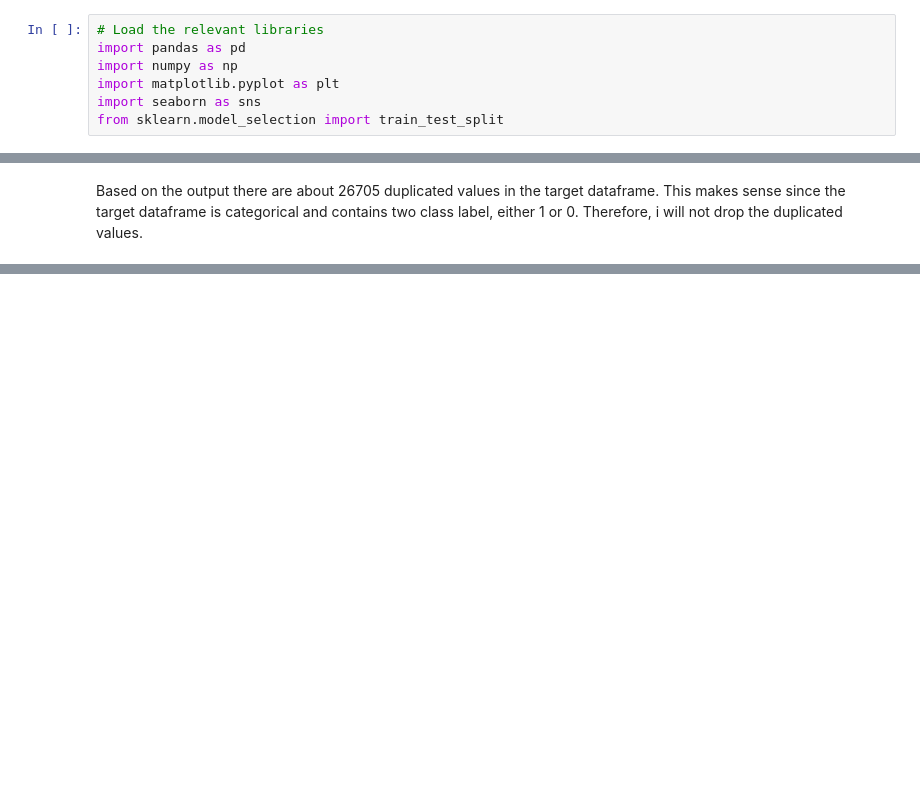
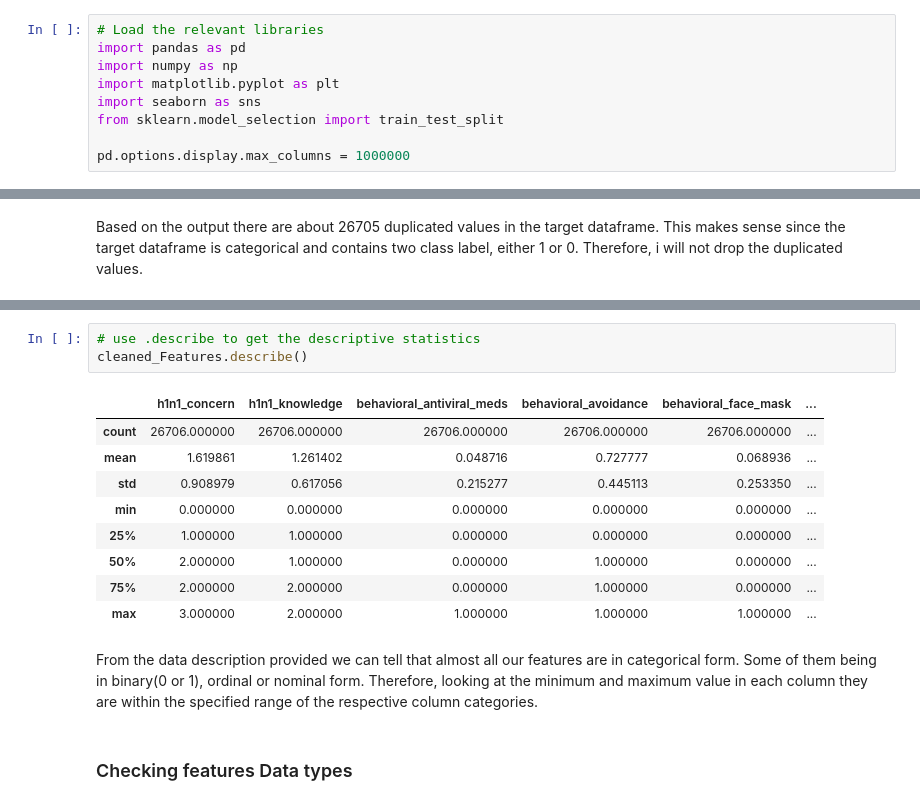
Before and after one commit to mainaroseline/H1N1-Vaccination-Rate-Analysis, a Jupyter notebook: project.ipynb, the cells around one changed output, grey strips where cells are left out. Saved outputs shown, nothing was run; the diff lists cells and outputs as text; blank space fills up the shorter version.

```diff
--- a/project.ipynb
+++ b/project.ipynb
@@ -106,6 +106,8 @@ import numpy as np
 import matplotlib.pyplot as plt
 import seaborn as sns
 from sklearn.model_selection import train_test_split
+
+pd.options.display.max_columns = 1000000
 # %% [markdown]
 The data provided has already been split into the train and test dataset. The target labels for the training data are also stored in a separate dataframes. Therefore i will load the datasets into different data frame with the Features dataframe containing the training data features/independent variables while the Target dataframe will contain our training data target/dependent variable.
 # %%
@@ -470,0 +490,17 @@ Based on the output there are about 26705 duplicated values in the target datafr
+# %%
+# use .describe to get the descriptive statistics
+cleaned_Features.describe()
+# %% [output]
+|  | h1n1_concern | h1n1_knowledge | behavioral_antiviral_meds | behavioral_avoidance | behavioral_face_mask | ... |
+| count | 26706.000000 | 26706.000000 | 26706.000000 | 26706.000000 | 26706.000000 | ... |
+| mean | 1.619861 | 1.261402 | 0.048716 | 0.727777 | 0.068936 | ... |
+| std | 0.908979 | 0.617056 | 0.215277 | 0.445113 | 0.253350 | ... |
+| min | 0.000000 | 0.000000 | 0.000000 | 0.000000 | 0.000000 | ... |
+| 25% | 1.000000 | 1.000000 | 0.000000 | 0.000000 | 0.000000 | ... |
+| 50% | 2.000000 | 1.000000 | 0.000000 | 1.000000 | 0.000000 | ... |
+| 75% | 2.000000 | 2.000000 | 0.000000 | 1.000000 | 0.000000 | ... |
+| max | 3.000000 | 2.000000 | 1.000000 | 1.000000 | 1.000000 | ... |
+# %% [markdown]
+From the data description provided we can tell that almost all our features are in categorical form. Some of them being in binary(0 or 1), ordinal or nominal form. Therefore, looking at the minimum and maximum value in each column they are within the specified range of the respective column categories.
+# %% [markdown]
+### Checking features Data types
```
Also changed, not shown: parts of 22 cells of this notebook.
